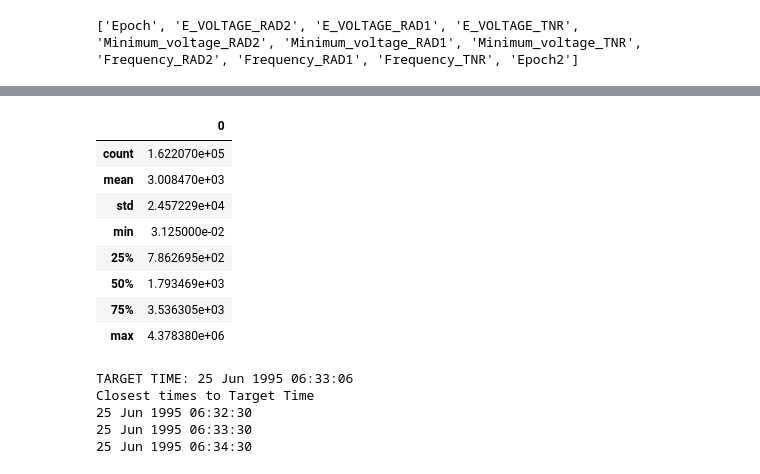
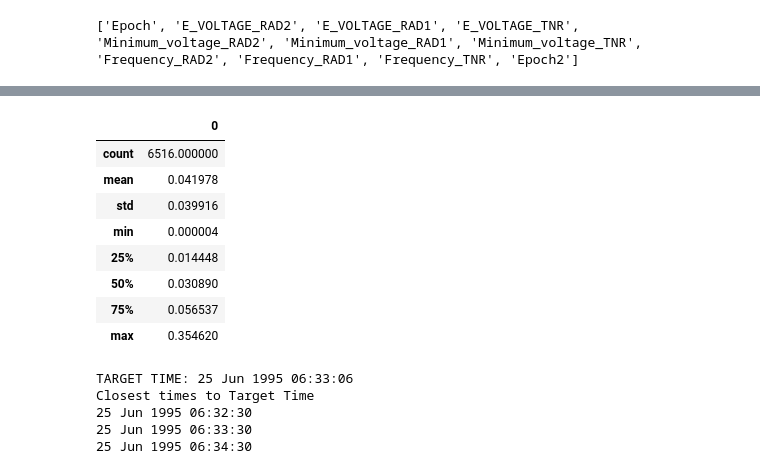
Before and after one commit to AyushmaanAggarwal/qtn-proj-ayu, a Jupyter notebook: importing_data.ipynb, the cells around one changed output, grey strips where cells are left out. Saved outputs shown, nothing was run; the diff lists cells and outputs as text; code cells hidden in the pictures.

```diff
--- a/importing_data.ipynb
+++ b/importing_data.ipynb
@@ -31,17 +31,17 @@ export_data = get_data('Te')
 #tplot('Te')
 # %%
 #tplot('N_e_dens_wi_3dp')
-pd.DataFrame([abs(export_data.y[i]-export_data.y[i-1]) for i in range(1, len(export_data.y))]).describe()
+pd.DataFrame([abs(export_data.y[i]-export_data.y[i-1])/abs(export_data.y[i-1]) for i in range(1, len(export_data.y))]).describe()
 # %% [output]
 |  | 0 |
-| count | 1.622070e+05 |
-| mean | 3.008470e+03 |
-| std | 2.457229e+04 |
-| min | 3.125000e-02 |
-| 25% | 7.862695e+02 |
-| 50% | 1.793469e+03 |
-| 75% | 3.536305e+03 |
-| max | 4.378380e+06 |
+| count | 6516.000000 |
+| mean | 0.041978 |
+| std | 0.039916 |
+| min | 0.000004 |
+| 25% | 0.014448 |
+| 50% | 0.030890 |
+| 75% | 0.056537 |
+| max | 0.354620 |
 # %%
 # This line finds the index with the minimum time to the target
 target_time = 804061986.432
```
Also changed, not shown: parts of 2 cells of this notebook, 1 other file.
